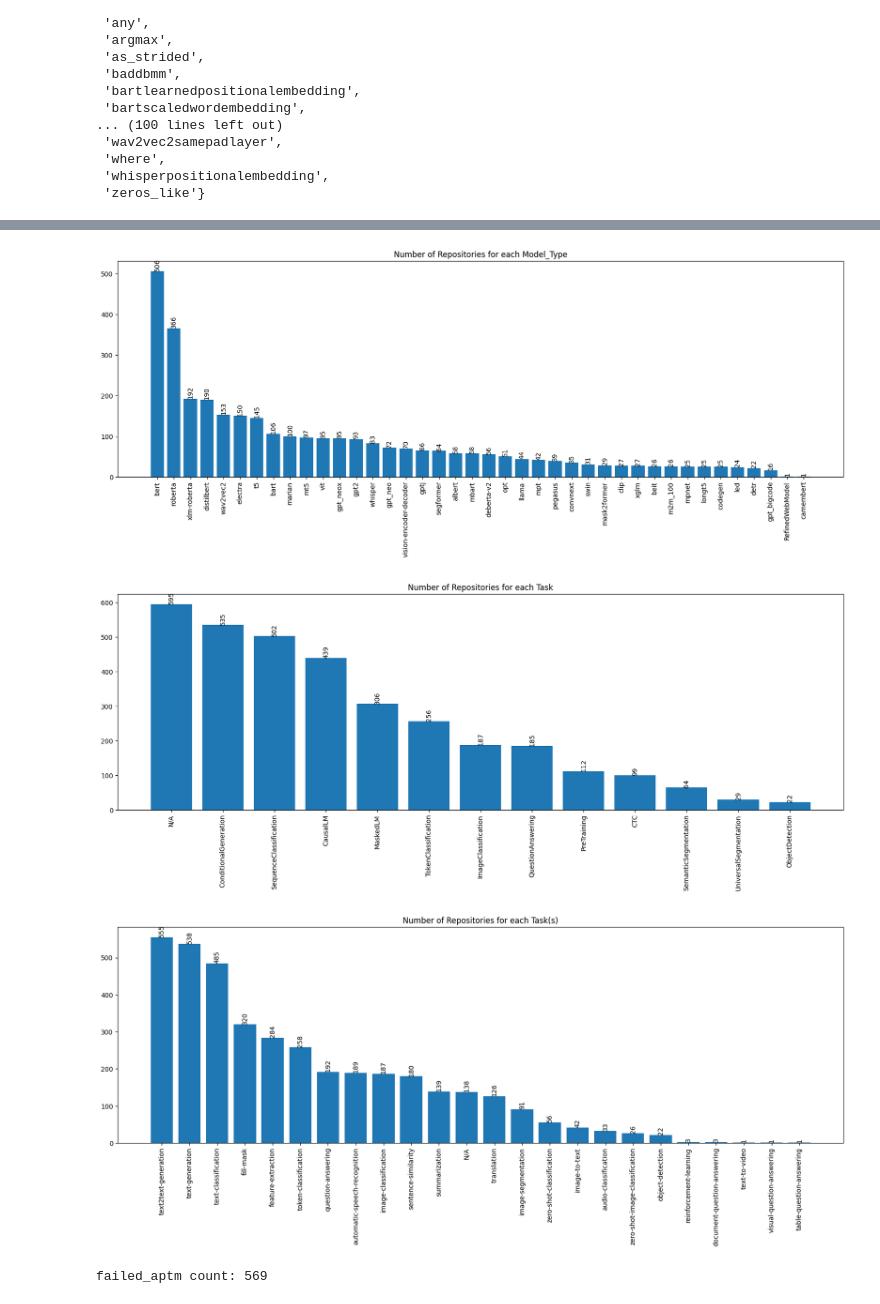
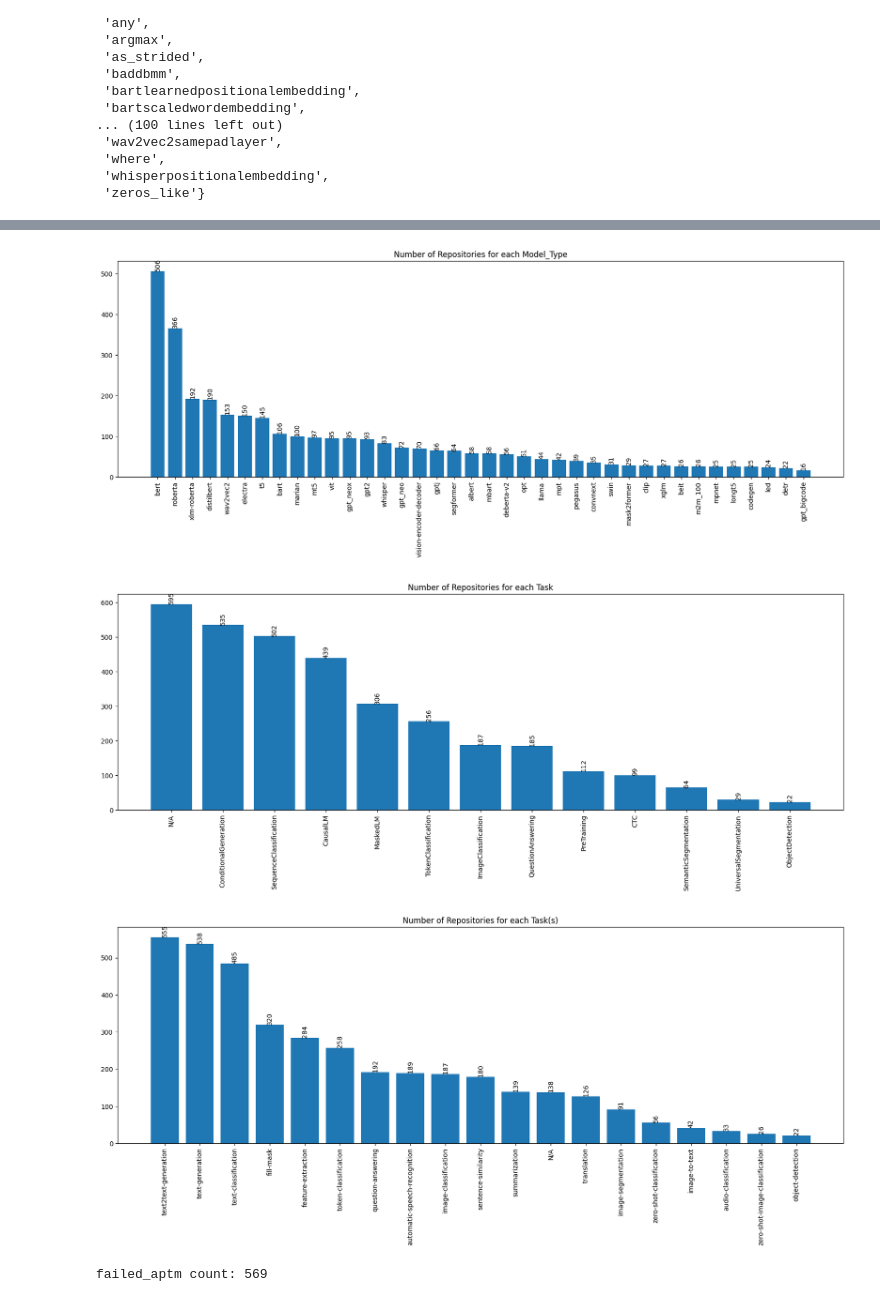
Before and after one commit to PurdueDualityLab/PTM-Naming, a Jupyter notebook: data_files/scripts/repo_success_figure.ipynb, the cells around one changed output, grey strips where cells are left out. Drawn from its saved outputs; the diff is of its cells as text; code cells hidden in the pictures.

```diff
--- a/data_files/scripts/repo_success_figure.ipynb
+++ b/data_files/scripts/repo_success_figure.ipynb
@@ -358,16 +358,20 @@ for data in dataset:
         else:
             tasks[task] += 1
 
-a = Counter(arch)
+# a = Counter(arch)
+a = Counter({k: v for k, v in arch.items() if v >= 4})
 a = OrderedDict(sorted(a.items(), key=lambda x: x[1], reverse=True))
 print(a)
-m = Counter(model_type)
+# m = Counter(model_type)
+m = Counter({k: v for k, v in model_type.items() if v >= 4})
 m = OrderedDict(sorted(m.items(), key=lambda x: x[1], reverse=True))
 print(c)
-t = Counter(task_dict)
+# t = Counter(task_dict)
+t = Counter({k: v for k, v in task_dict.items() if v >= 4})
 t = OrderedDict(sorted(t.items(), key=lambda x: x[1], reverse=True))
 print(t)
-ts = Counter(tasks)
+# ts = Counter(tasks)
+ts = Counter({k: v for k, v in tasks.items() if v >= 4})
 ts = OrderedDict(sorted(ts.items(), key=lambda x: x[1], reverse=True))
 print(ts)
 
@@ -386,6 +390,6 @@ OrderedDict([('text2text-generation', 555), ('text-generation', 538), ('text-cla
-[figure, old version]
+[figure, new version]
 [figure]
-[figure, old version]
+[figure, new version]
 # %%
 import json
 
```
Also changed, not shown: parts of 4 cells of this notebook.
